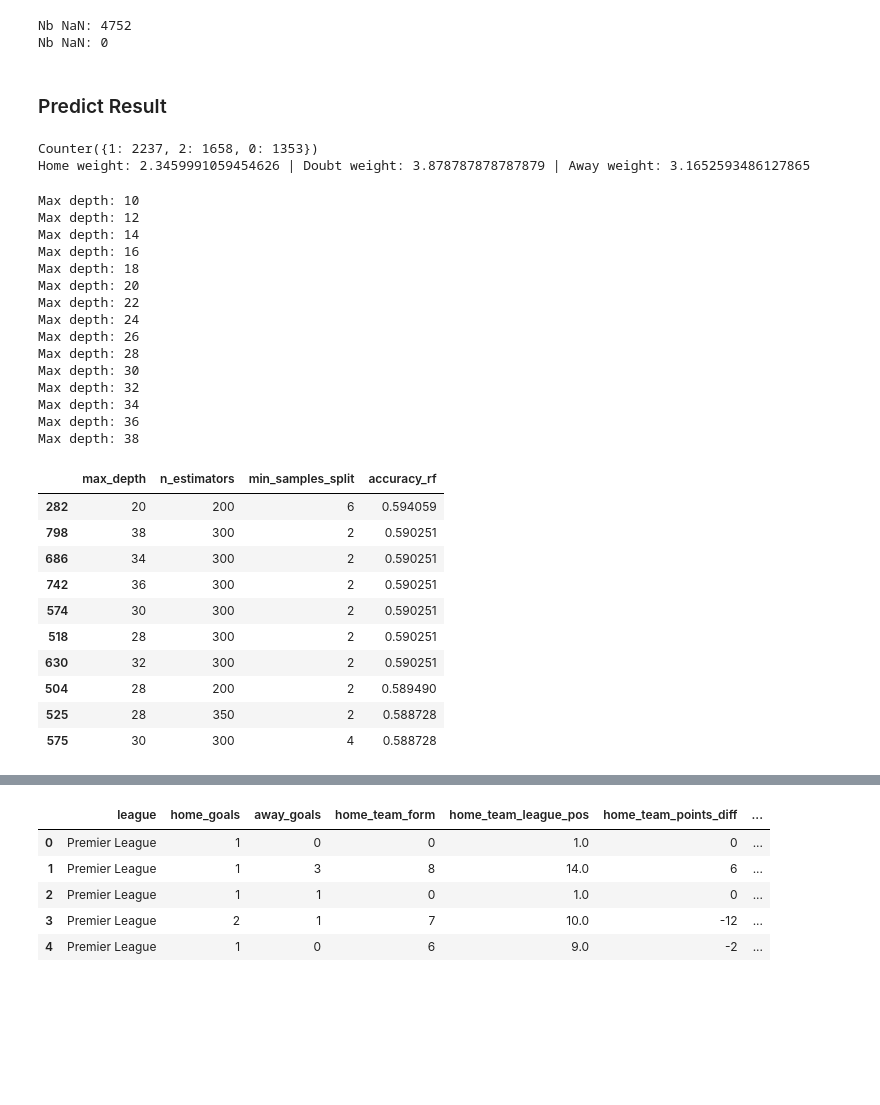
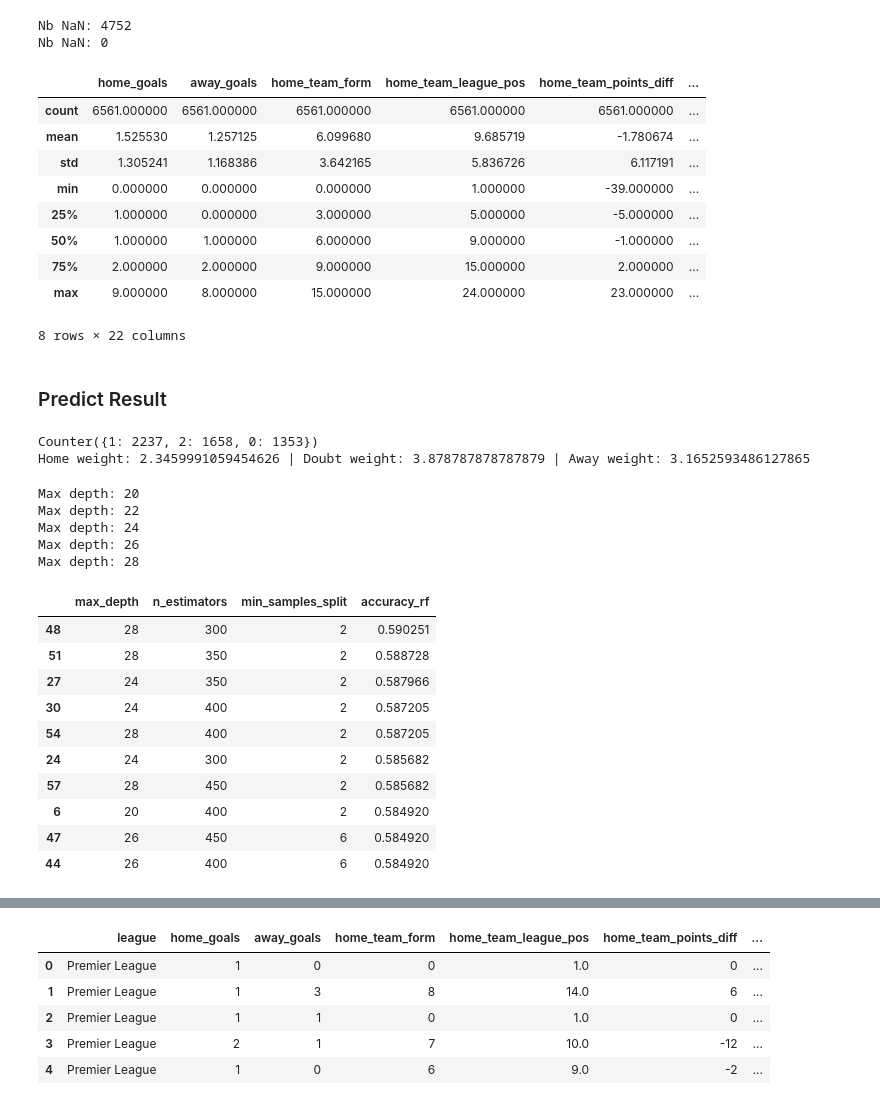
Before and after one commit to Flow791/ml_zoomcamp, a Jupyter notebook: mid_term_project/src/football_predict_model.ipynb, the cells around one changed output, grey strips where cells are left out. Cells and saved outputs as stored; diff of their text form; code cells hidden in the pictures; blank space fills up the shorter version.

```diff
--- a/mid_term_project/src/football_predict_model.ipynb
+++ b/mid_term_project/src/football_predict_model.ipynb
@@ -56,6 +57,19 @@ print(f'Nb NaN: {df_leagues.isna().sum().sum()}')
 # %% [output]
 Nb NaN: 4752
 Nb NaN: 0
+# %%
+df_leagues.describe()
+# %% [output]
+|  | home_goals | away_goals | home_team_form | home_team_league_pos | home_team_points_diff | ... |
+| count | 6561.000000 | 6561.000000 | 6561.000000 | 6561.000000 | 6561.000000 | ... |
+| mean | 1.525530 | 1.257125 | 6.099680 | 9.685719 | -1.780674 | ... |
+| std | 1.305241 | 1.168386 | 3.642165 | 5.836726 | 6.117191 | ... |
+| min | 0.000000 | 0.000000 | 0.000000 | 1.000000 | -39.000000 | ... |
+| 25% | 1.000000 | 0.000000 | 3.000000 | 5.000000 | -5.000000 | ... |
+| 50% | 1.000000 | 1.000000 | 6.000000 | 9.000000 | -1.000000 | ... |
+| 75% | 2.000000 | 2.000000 | 9.000000 | 15.000000 | 2.000000 | ... |
+| max | 9.000000 | 8.000000 | 15.000000 | 24.000000 | 23.000000 | ... |
+8 rows × 22 columns
 # %%
 def get_train_test_split(df: pd.DataFrame, label_name:str = 'home_goals') -> (pd.DataFrame, pd.DataFrame, pd.Series, pd.Series):
     df_train, df_test = train_test_split(df, test_size=0.2, random_state=42)
@@ -105,61 +119,51 @@ away_weight = (class_counts[0] + class_counts[1] + class_counts[2]) / class_coun
 print(f'Home weight: {home_weight} | Doubt weight: {doubt_weight} | Away weight: {away_weight}')
 class_weights = {0: doubt_weight, 1: home_weight, 2: away_weight}
 
-for max_depth in tqdm(range(10,40,2)):
+for max_depth in tqdm(range(20,30,2)):
     print(f'Max depth: {max_depth}')
-    for n_estimator in range(200, 600, 50):
-        for min_samples_split in range(2,16,2):
+    for n_estimator in range(300, 500, 50):
+        for min_samples_split in range(2,8,2):
             r_rf_model = RandomForestClassifier(max_depth=max_depth,
                                                 n_estimators=n_estimator,
                                                 min_samples_split= min_samples_split,
                                                 class_weight= class_weights,
                                                 random_state=42)
             r_rf_model.fit(X_train_score, y_train_score)
             y_pred_result = r_rf_model.predict(X_test_score)
 
             tmp_score_rf = accuracy_score(y_test_score, y_pred_result)
 
             df_temp = pd.DataFrame([{'max_depth':max_depth,
                                         'n_estimators': n_estimator,
                                         'min_samples_split':min_samples_split,
                                         'accuracy_rf':tmp_score_rf}])
 
             if df_result_accuracy.empty:
                 df_result_accuracy = df_temp
             else:
                 df_result_accuracy = pd.concat([df_result_accuracy, df_temp], ignore_index = True)
 
 df_result_accuracy = df_result_accuracy.sort_values('accuracy_rf', ascending=False)
 df_result_accuracy.head(10)
 # %% [output]
 Counter({1: 2237, 2: 1658, 0: 1353})
 Home weight: 2.3459991059454626 | Doubt weight: 3.878787878787879 | Away weight: 3.1652593486127865
-Max depth: 10
-Max depth: 12
-Max depth: 14
-Max depth: 16
-Max depth: 18
 Max depth: 20
 Max depth: 22
 Max depth: 24
 Max depth: 26
 Max depth: 28
-Max depth: 30
-Max depth: 32
-Max depth: 34
-Max depth: 36
-Max depth: 38
 |  | max_depth | n_estimators | min_samples_split | accuracy_rf |
-| 282 | 20 | 200 | 6 | 0.594059 |
-| 798 | 38 | 300 | 2 | 0.590251 |
-| 686 | 34 | 300 | 2 | 0.590251 |
-| 742 | 36 | 300 | 2 | 0.590251 |
-| 574 | 30 | 300 | 2 | 0.590251 |
-| 518 | 28 | 300 | 2 | 0.590251 |
-| 630 | 32 | 300 | 2 | 0.590251 |
-| 504 | 28 | 200 | 2 | 0.589490 |
-| 525 | 28 | 350 | 2 | 0.588728 |
-| 575 | 30 | 300 | 4 | 0.588728 |
+| 48 | 28 | 300 | 2 | 0.590251 |
+| 51 | 28 | 350 | 2 | 0.588728 |
+| 27 | 24 | 350 | 2 | 0.587966 |
+| 30 | 24 | 400 | 2 | 0.587205 |
+| 54 | 28 | 400 | 2 | 0.587205 |
+| 24 | 24 | 300 | 2 | 0.585682 |
+| 57 | 28 | 450 | 2 | 0.585682 |
+| 6 | 20 | 400 | 2 | 0.584920 |
+| 47 | 26 | 450 | 6 | 0.584920 |
+| 44 | 26 | 400 | 6 | 0.584920 |
 # %%
 result_model = RandomForestClassifier(max_depth=26,
                                       n_estimators=400,
```
Also changed, not shown: parts of 11 cells of this notebook, 7 other files.
